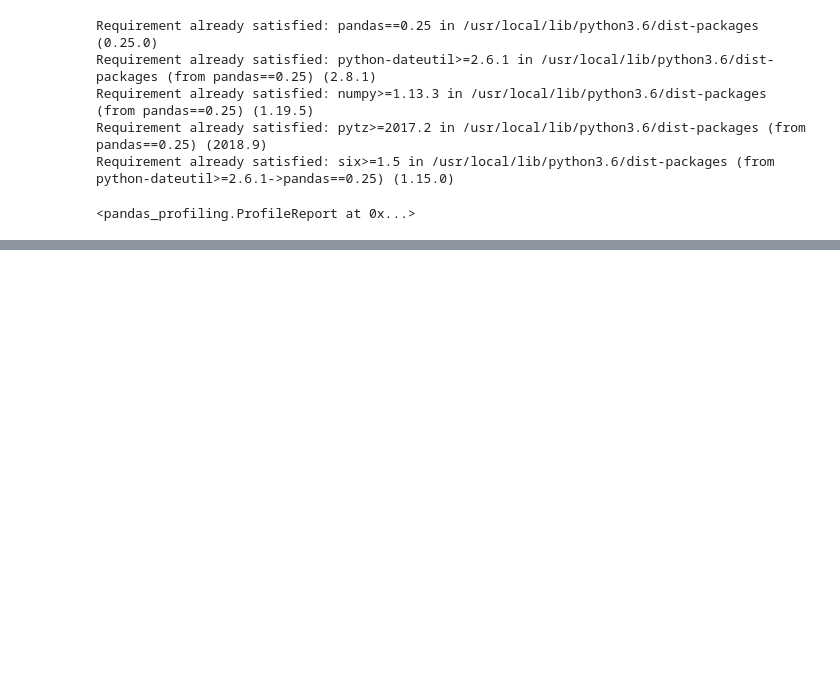
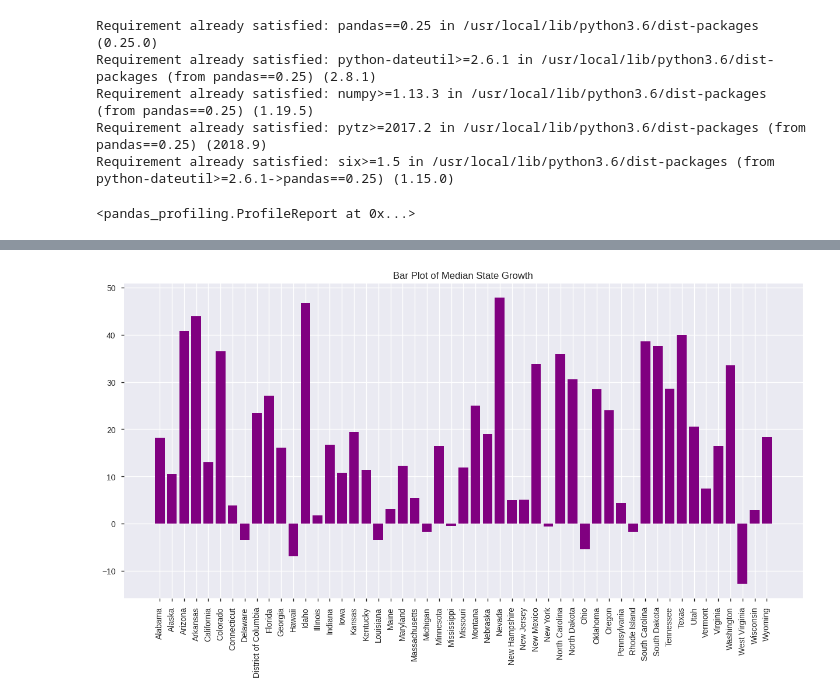
Before and after one commit to tigju/cityspire-f-ds, a Jupyter notebook: notebooks/population/Population.ipynb, the cells around one changed output, grey strips where cells are left out. Saved outputs shown, nothing was run; the diff lists cells and outputs as text; code cells hidden in the pictures; blank space fills up the shorter version.

```diff
--- a/notebooks/population/Population.ipynb
+++ b/notebooks/population/Population.ipynb
@@ -88,0 +232,4 @@ memory usage: 39.1+ KB
+# %%
+# Group data by state and summarize Ten Year Population Growth
+grp_growth = pop.groupby(["State"])[["Ten_Year_Population_Growth(%)"]].describe()
+grp_growth
@@ -88,0 +263,3 @@ memory usage: 39.1+ KB
+# %%
+grp_growth.columns = grp_growth.columns.droplevel(0)
+grp_growth
@@ -88,0 +285,13 @@ memory usage: 39.1+ KB
+# %%
+fig, ax = plt.subplots(figsize=(15,7))
+
+
+ax.bar(grp_growth.index,
+        grp_growth["50%"],
+        color="purple")
+
+plt.xticks(grp_growth.index,grp_growth.index, rotation='vertical')
+ax.set(title="Bar Plot of Median State Growth")
+plt.show()
+# %% [output]
+[figure, added]
```
Also changed, not shown: parts of 27 cells of this notebook, 7 other files.
